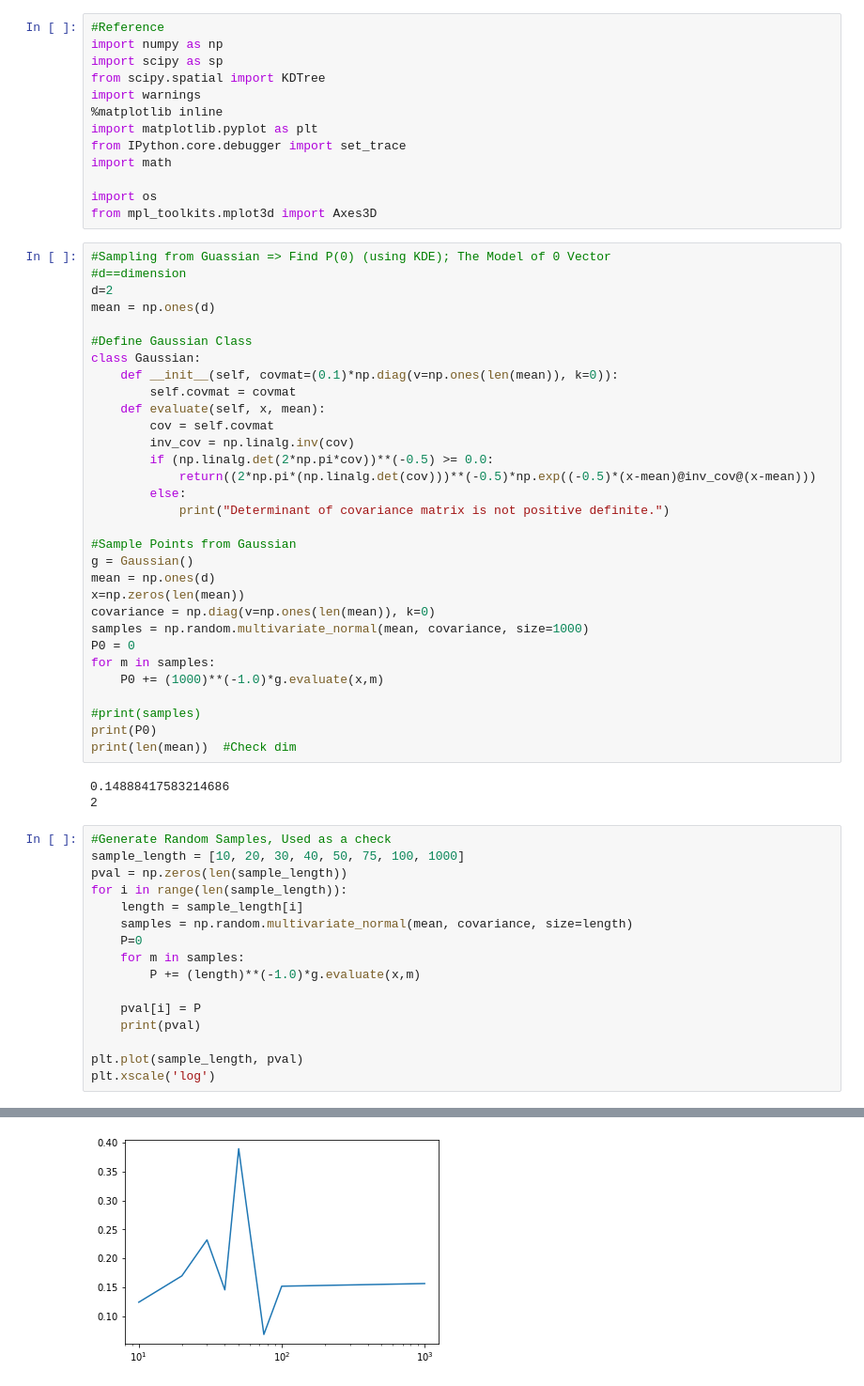
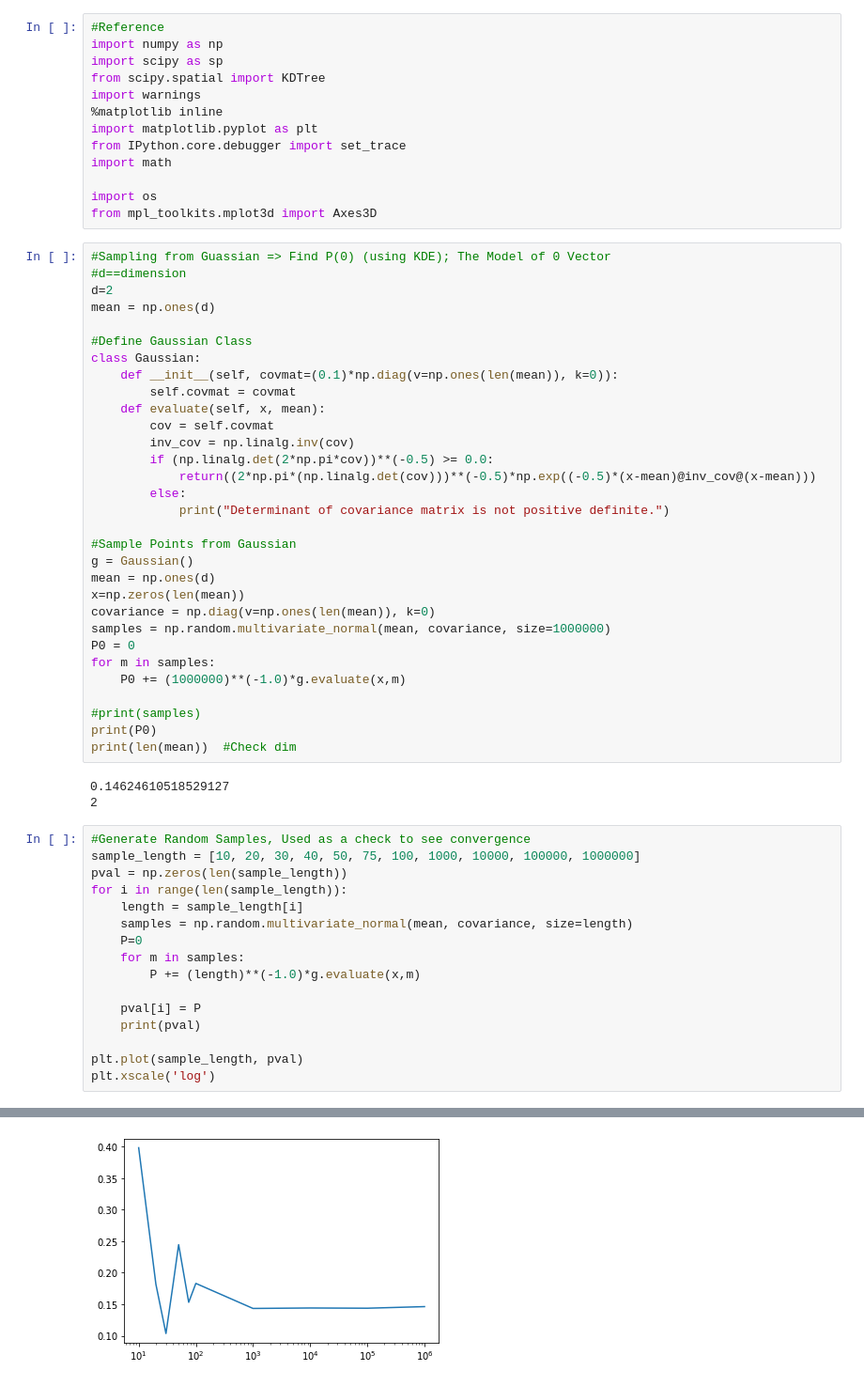
Before and after one commit to Esingh1120/KDE22, a Jupyter notebook: FINALCODE.ipynb, the cells around one changed output, grey strips where cells are left out. Shown at 94% size. Saved outputs shown, nothing was run; the diff lists cells and outputs as text.

```diff
--- a/FINALCODE.ipynb
+++ b/FINALCODE.ipynb
@@ -34,20 +34,20 @@ g = Gaussian()
 mean = np.ones(d)
 x=np.zeros(len(mean))
 covariance = np.diag(v=np.ones(len(mean)), k=0)
-samples = np.random.multivariate_normal(mean, covariance, size=1000)
+samples = np.random.multivariate_normal(mean, covariance, size=1000000)
 P0 = 0
 for m in samples:
-    P0 += (1000)**(-1.0)*g.evaluate(x,m)
+    P0 += (1000000)**(-1.0)*g.evaluate(x,m)
 
 #print(samples)
 print(P0)
 print(len(mean))  #Check dim
 # %% [output]
-0.14888417583214686
+0.14624610518529127
 2
 # %%
-#Generate Random Samples, Used as a check
-sample_length = [10, 20, 30, 40, 50, 75, 100, 1000]
+#Generate Random Samples, Used as a check to see convergence
+sample_length = [10, 20, 30, 40, 50, 75, 100, 1000, 10000, 100000, 1000000]
 pval = np.zeros(len(sample_length))
 for i in range(len(sample_length)):
     length = sample_length[i]
@@ -81,4 +82,4 @@ plt.xscale('log')
-[figure, old version]
+[figure, new version]
 # %%
 #KD-Tree Time :O
 #From sample lengths, find k+1 nearest neighbors with kdtree, k=100 nearest neighbors
```
Also changed, not shown: parts of 8 cells of this notebook.
